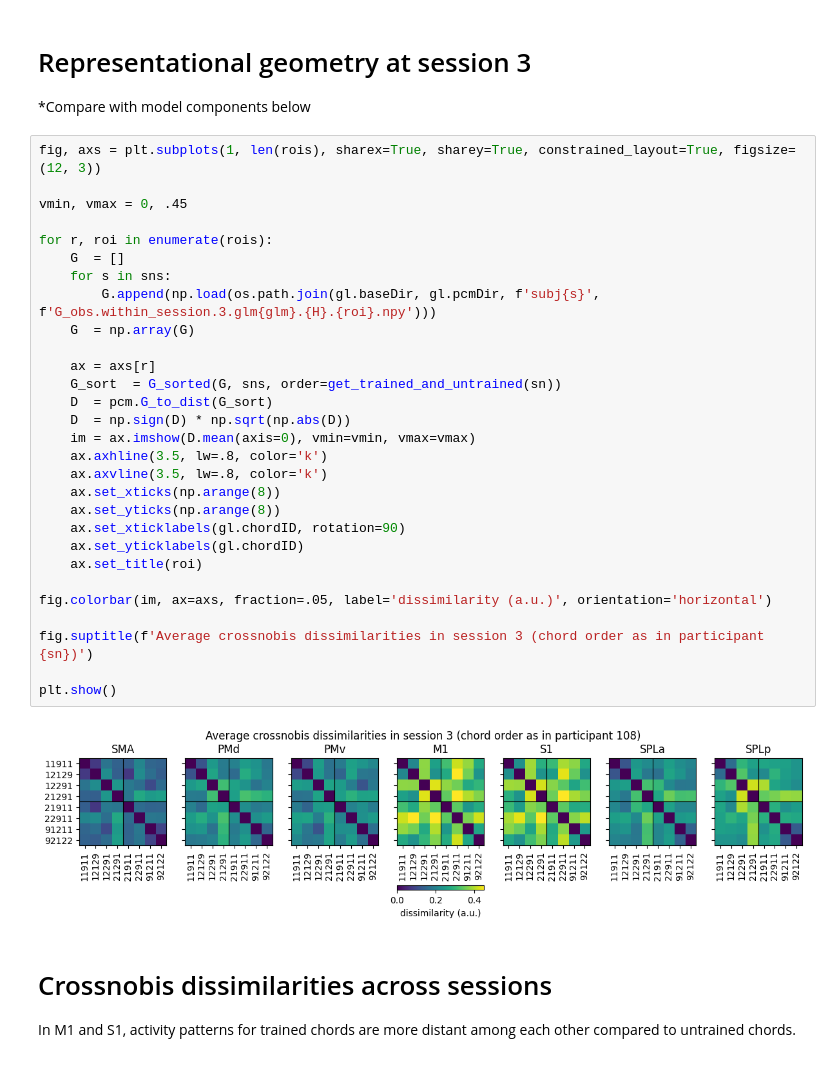
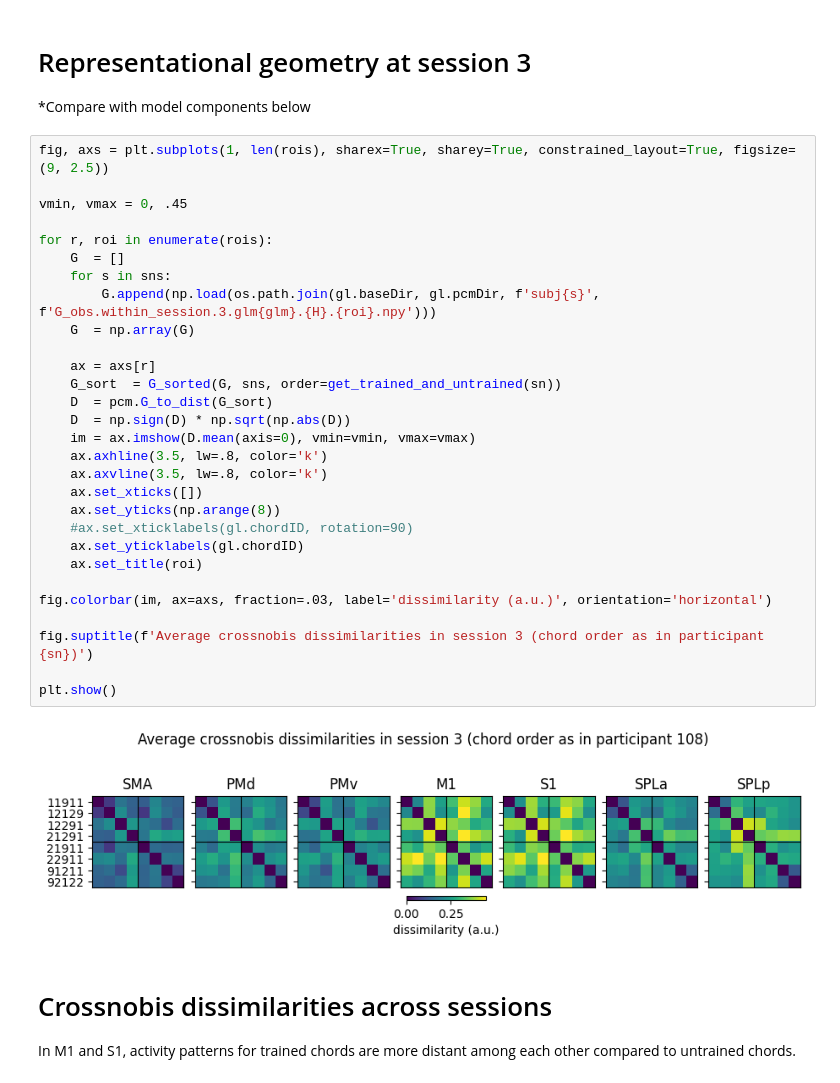
Before and after one commit to mnlmrc/extension-flexion-chords, a Jupyter notebook: notebooks/geometry.ipynb, the cells around one changed output. Cells and saved outputs as stored; diff of their text form.

Commit message:
figurs

```diff
--- a/notebooks/geometry.ipynb
+++ b/notebooks/geometry.ipynb
@@ -35,36 +31,36 @@ sn    = 108
 # Representational geometry at session 3
 *Compare with model components below
 # %%
-fig, axs = plt.subplots(1, len(rois), sharex=True, sharey=True, constrained_layout=True, figsize=(12, 3))
+fig, axs = plt.subplots(1, len(rois), sharex=True, sharey=True, constrained_layout=True, figsize=(9, 2.5))
 
 vmin, vmax = 0, .45
 
 for r, roi in enumerate(rois):
     G  = []
     for s in sns:
         G.append(np.load(os.path.join(gl.baseDir, gl.pcmDir, f'subj{s}', f'G_obs.within_session.3.glm{glm}.{H}.{roi}.npy')))
     G  = np.array(G)
 
     ax = axs[r]
     G_sort  = G_sorted(G, sns, order=get_trained_and_untrained(sn))
     D  = pcm.G_to_dist(G_sort)
     D  = np.sign(D) * np.sqrt(np.abs(D))
     im = ax.imshow(D.mean(axis=0), vmin=vmin, vmax=vmax)
     ax.axhline(3.5, lw=.8, color='k')
     ax.axvline(3.5, lw=.8, color='k')
-    ax.set_xticks(np.arange(8))
+    ax.set_xticks([])
     ax.set_yticks(np.arange(8))
-    ax.set_xticklabels(gl.chordID, rotation=90)
+    #ax.set_xticklabels(gl.chordID, rotation=90)
     ax.set_yticklabels(gl.chordID)
     ax.set_title(roi)
 
-fig.colorbar(im, ax=axs, fraction=.05, label='dissimilarity (a.u.)', orientation='horizontal')
+fig.colorbar(im, ax=axs, fraction=.03, label='dissimilarity (a.u.)', orientation='horizontal')
 
 fig.suptitle(f'Average crossnobis dissimilarities in session 3 (chord order as in participant {sn})')
 
 plt.show()
 # %% [output]
-[figure, old version]
+[figure, new version]
 # %% [markdown]
 # Crossnobis dissimilarities across sessions
 In M1 and S1, activity patterns for trained chords are more distant among each other compared to untrained chords.
```
Also changed, not shown: parts of 6 cells of this notebook, 5 other files.
